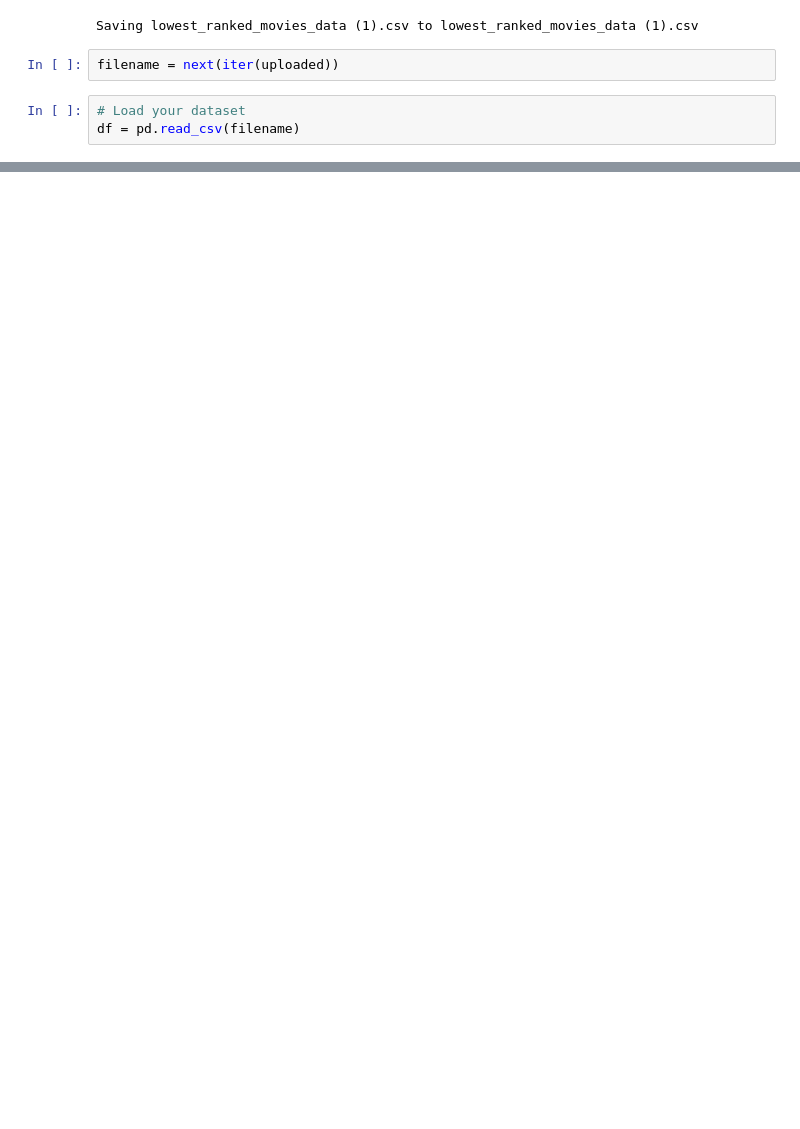
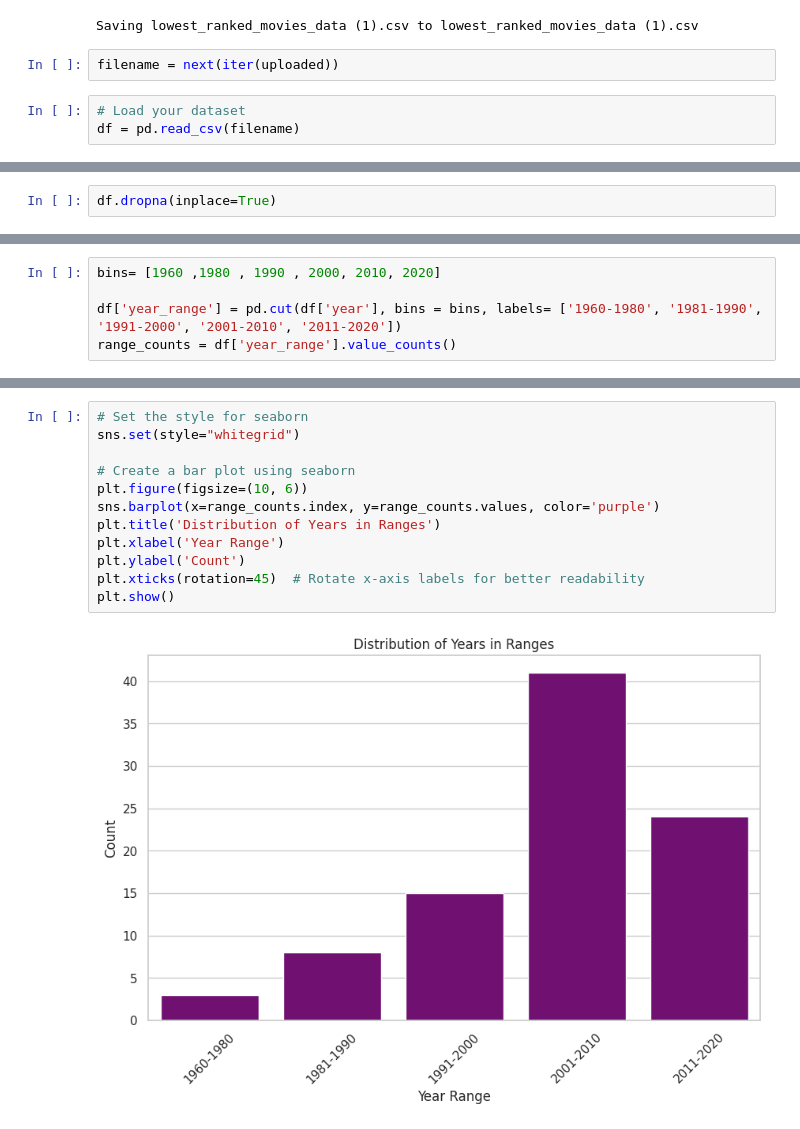
Before and after one commit to fishitmo/Takeobds, a Jupyter notebook: Takeo_Assignment_EDA_IMDb_low_ranked_movies.ipynb, the cells around one changed output, grey strips where cells are left out. Saved outputs shown, nothing was run; the diff lists cells and outputs as text; blank space fills up the shorter version.

```diff
--- a/Takeo_Assignment_EDA_IMDb_low_ranked_movies.ipynb
+++ b/Takeo_Assignment_EDA_IMDb_low_ranked_movies.ipynb
@@ -36,0 +129,2 @@ df.head()
+# %%
+df.dropna(inplace=True)
@@ -36,0 +211,5 @@ df.head()
+# %%
+bins= [1960 ,1980 , 1990 , 2000, 2010, 2020]
+
+df['year_range'] = pd.cut(df['year'], bins = bins, labels= ['1960-1980', '1981-1990', '1991-2000', '2001-2010', '2011-2020'])
+range_counts = df['year_range'].value_counts()
@@ -36,0 +232,14 @@ df.head()
+# %%
+# Set the style for seaborn
+sns.set(style="whitegrid")
+
+# Create a bar plot using seaborn
+plt.figure(figsize=(10, 6))
+sns.barplot(x=range_counts.index, y=range_counts.values, color='purple')
+plt.title('Distribution of Years in Ranges')
+plt.xlabel('Year Range')
+plt.ylabel('Count')
+plt.xticks(rotation=45)  # Rotate x-axis labels for better readability
+plt.show()
+# %% [output]
+[figure, added]
```
Also changed, not shown: parts of 26 cells of this notebook.
